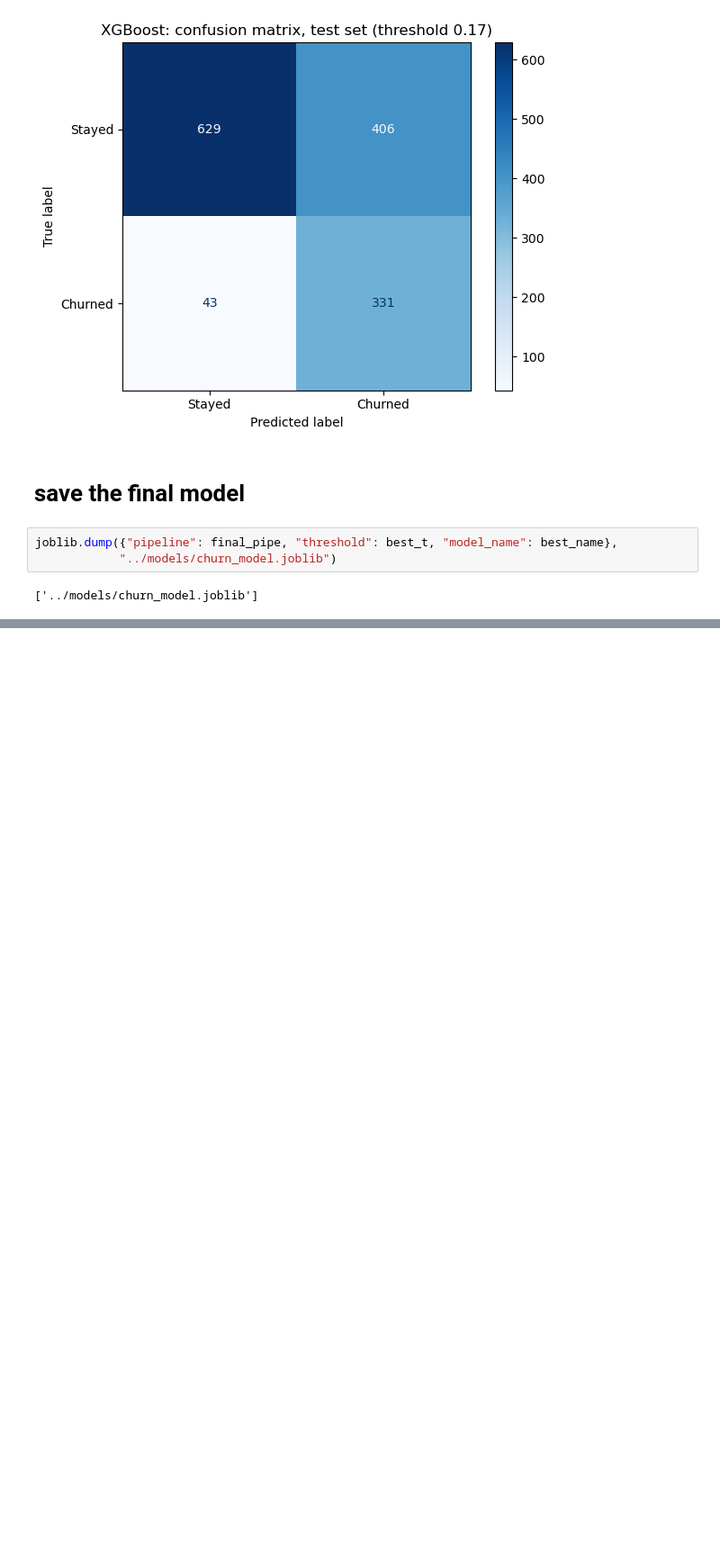
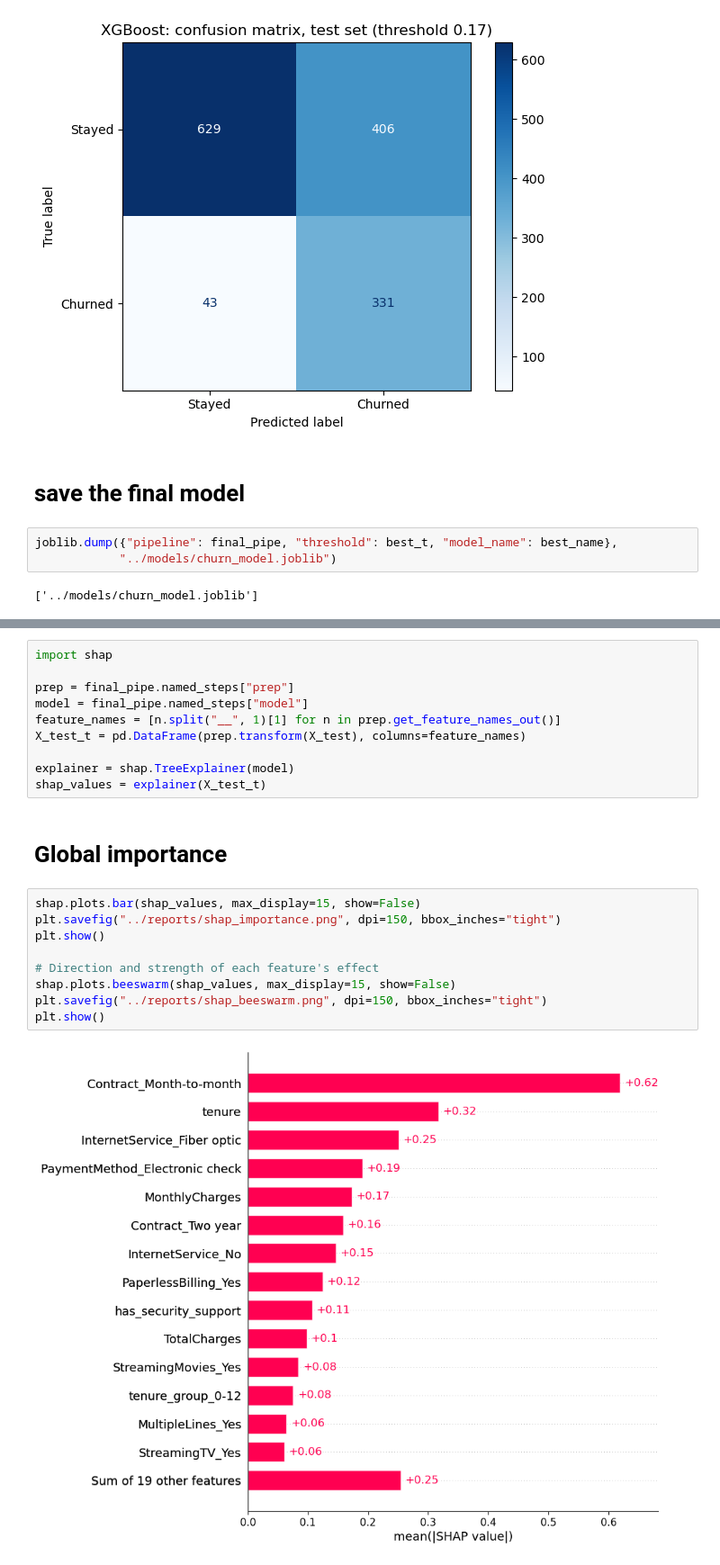
Before and after one commit to mzainnasir010/customer-churn-prediction, a Jupyter notebook: notebooks/05_modelling.ipynb, the cells around one changed output, grey strips where cells are left out. Shown at 90% size. Drawn from its saved outputs; the diff is of its cells as text; blank space fills up the shorter version.

Commit message:
add SHAP explainability with top churn drivers

```diff
--- a/notebooks/05_modelling.ipynb
+++ b/notebooks/05_modelling.ipynb
@@ -312,0 +333,23 @@ joblib.dump({"pipeline": final_pipe, "threshold": best_t, "model_name": best_nam
+# %%
+import shap
+
+prep = final_pipe.named_steps["prep"]
+model = final_pipe.named_steps["model"]
+feature_names = [n.split("__", 1)[1] for n in prep.get_feature_names_out()]
+X_test_t = pd.DataFrame(prep.transform(X_test), columns=feature_names)
+
+explainer = shap.TreeExplainer(model)
+shap_values = explainer(X_test_t)
+# %% [markdown]
+# Global importance
+# %%
+shap.plots.bar(shap_values, max_display=15, show=False)
+plt.savefig("../reports/shap_importance.png", dpi=150, bbox_inches="tight")
+plt.show()
+
+# Direction and strength of each feature's effect
+shap.plots.beeswarm(shap_values, max_display=15, show=False)
+plt.savefig("../reports/shap_beeswarm.png", dpi=150, bbox_inches="tight")
+plt.show()
+# %% [output]
+[figure, added]
```
Also changed, not shown: parts of 6 cells of this notebook, 4 other files.
